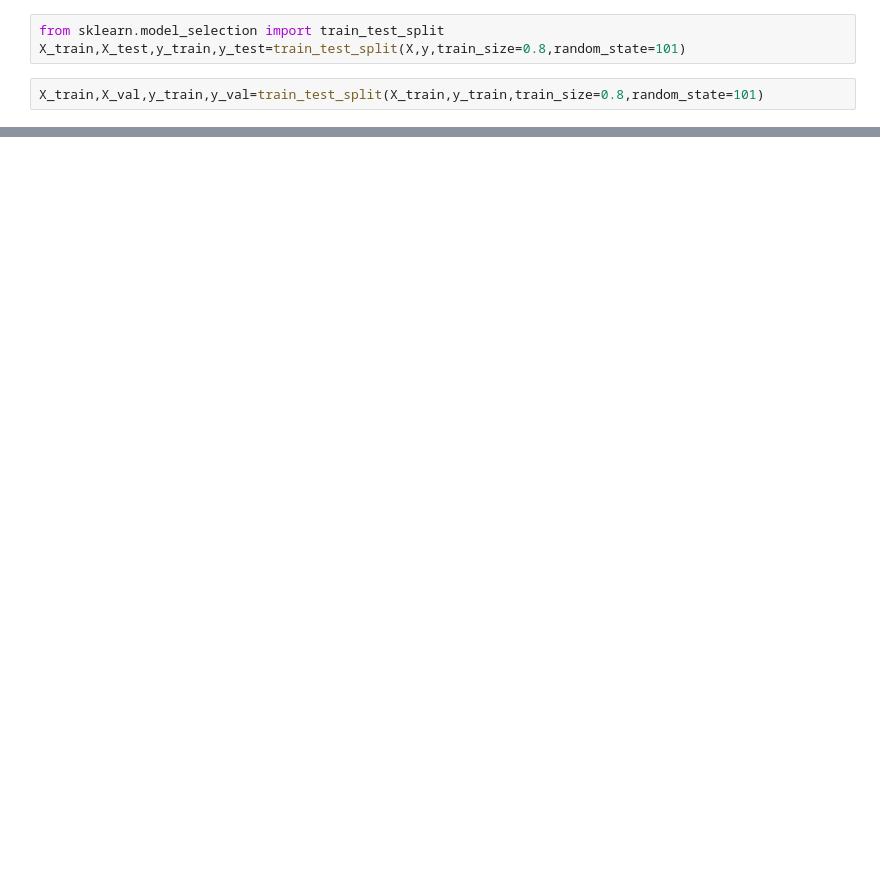
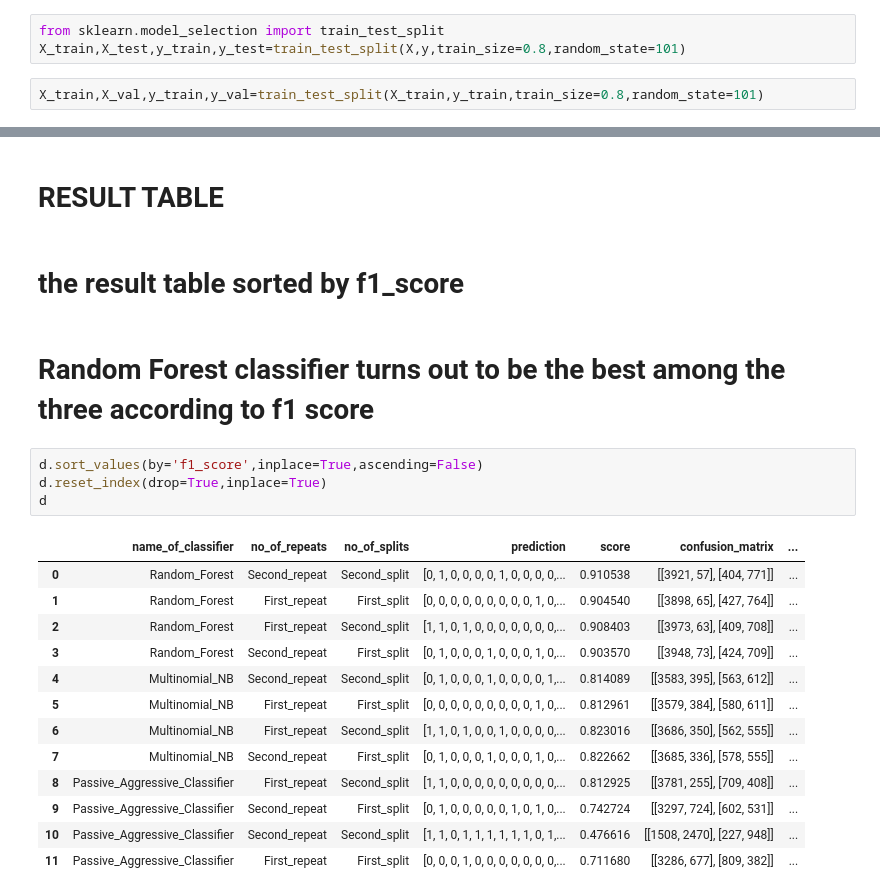
Before and after one commit to sayantikag98/Depression_Analysis, a Jupyter notebook: Depression_analysis_from_tweets_(Model_Building).ipynb, the cells around one changed output, grey strips where cells are left out. Saved outputs shown, nothing was run; the diff lists cells and outputs as text; blank space fills up the shorter version.

```diff
--- a/Depression_analysis_from_tweets_(Model_Building).ipynb
+++ b/Depression_analysis_from_tweets_(Model_Building).ipynb
@@ -599,0 +647,24 @@ from sklearn.metrics import confusion_matrix
+# %% [markdown]
+# **RESULT TABLE**
+# %% [markdown]
+# the result table sorted by f1_score
+# %% [markdown]
+# Random Forest classifier turns out to be the best among the three according to f1 score
+# %%
+d.sort_values(by='f1_score',inplace=True,ascending=False)
+d.reset_index(drop=True,inplace=True)
+d
+# %% [output]
+|  | name_of_classifier | no_of_repeats | no_of_splits | prediction | score | confusion_matrix | ... |
+| 0 | Random_Forest | Second_repeat | Second_split | [0, 1, 0, 0, 0, 0, 1, 0, 0, 0, 0,... | 0.910538 | [[3921, 57], [404, 771]] | ... |
+| 1 | Random_Forest | First_repeat | First_split | [0, 0, 0, 0, 0, 0, 0, 0, 0, 1, 0,... | 0.904540 | [[3898, 65], [427, 764]] | ... |
+| 2 | Random_Forest | First_repeat | Second_split | [1, 1, 0, 1, 0, 0, 0, 0, 0, 0, 0,... | 0.908403 | [[3973, 63], [409, 708]] | ... |
+| 3 | Random_Forest | Second_repeat | First_split | [0, 1, 0, 0, 0, 1, 0, 0, 0, 1, 0,... | 0.903570 | [[3948, 73], [424, 709]] | ... |
+| 4 | Multinomial_NB | Second_repeat | Second_split | [0, 1, 0, 0, 0, 1, 0, 0, 0, 0, 1,... | 0.814089 | [[3583, 395], [563, 612]] | ... |
+| 5 | Multinomial_NB | First_repeat | First_split | [0, 0, 0, 0, 0, 0, 0, 0, 0, 1, 0,... | 0.812961 | [[3579, 384], [580, 611]] | ... |
+| 6 | Multinomial_NB | First_repeat | Second_split | [1, 1, 0, 1, 0, 0, 1, 0, 0, 0, 0,... | 0.823016 | [[3686, 350], [562, 555]] | ... |
+| 7 | Multinomial_NB | Second_repeat | First_split | [0, 1, 0, 0, 0, 1, 0, 0, 0, 1, 0,... | 0.822662 | [[3685, 336], [578, 555]] | ... |
+| 8 | Passive_Aggressive_Classifier | First_repeat | Second_split | [1, 1, 0, 0, 0, 0, 0, 0, 0, 0, 0,... | 0.812925 | [[3781, 255], [709, 408]] | ... |
+| 9 | Passive_Aggressive_Classifier | Second_repeat | First_split | [0, 1, 0, 0, 0, 0, 0, 1, 0, 1, 0,... | 0.742724 | [[3297, 724], [602, 531]] | ... |
+| 10 | Passive_Aggressive_Classifier | Second_repeat | Second_split | [1, 1, 0, 1, 1, 1, 1, 1, 1, 0, 1,... | 0.476616 | [[1508, 2470], [227, 948]] | ... |
+| 11 | Passive_Aggressive_Classifier | First_repeat | First_split | [0, 0, 0, 1, 0, 0, 0, 0, 0, 0, 0,... | 0.711680 | [[3286, 677], [809, 382]] | ... |
```
Also changed, not shown: parts of 45 cells of this notebook.
